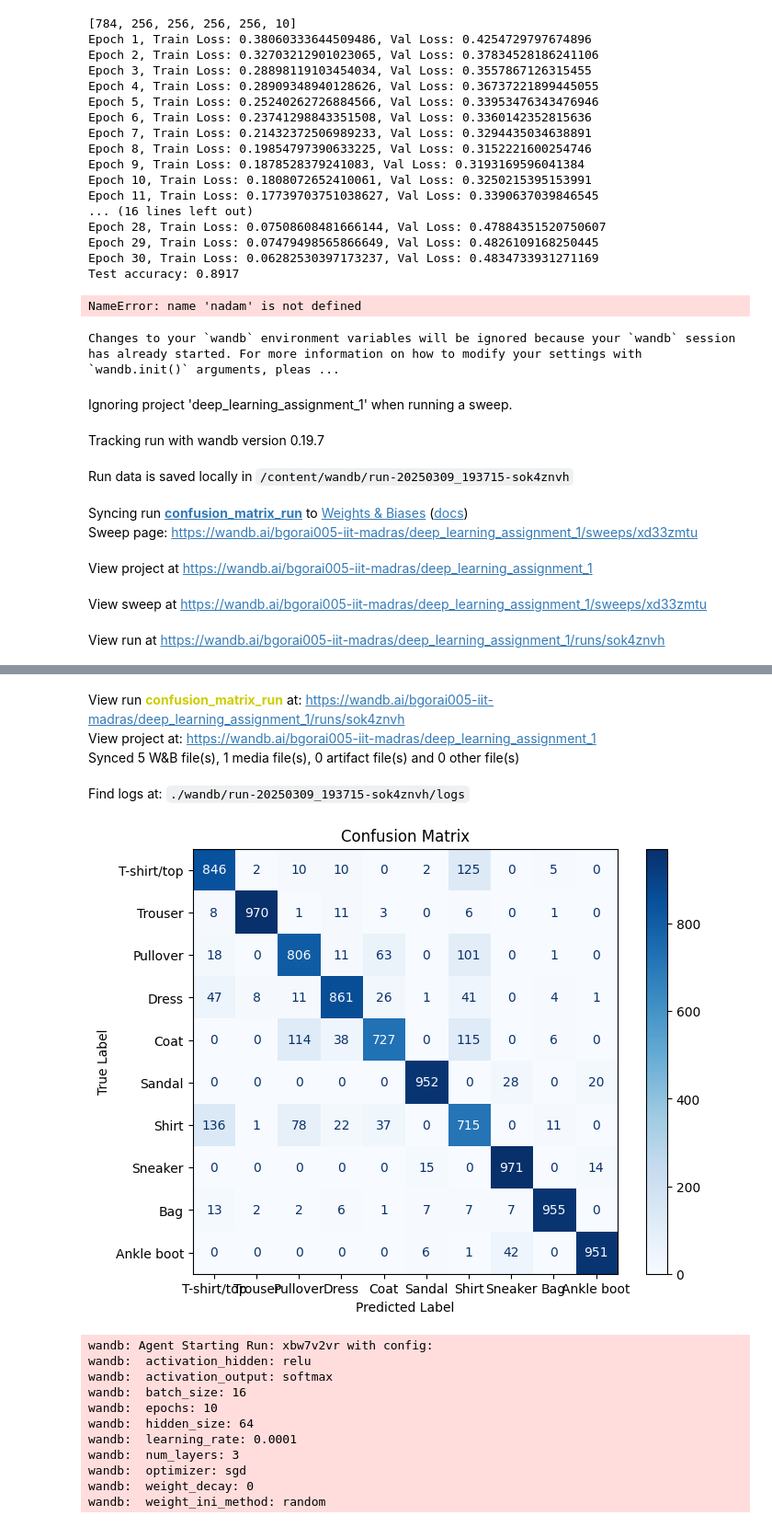
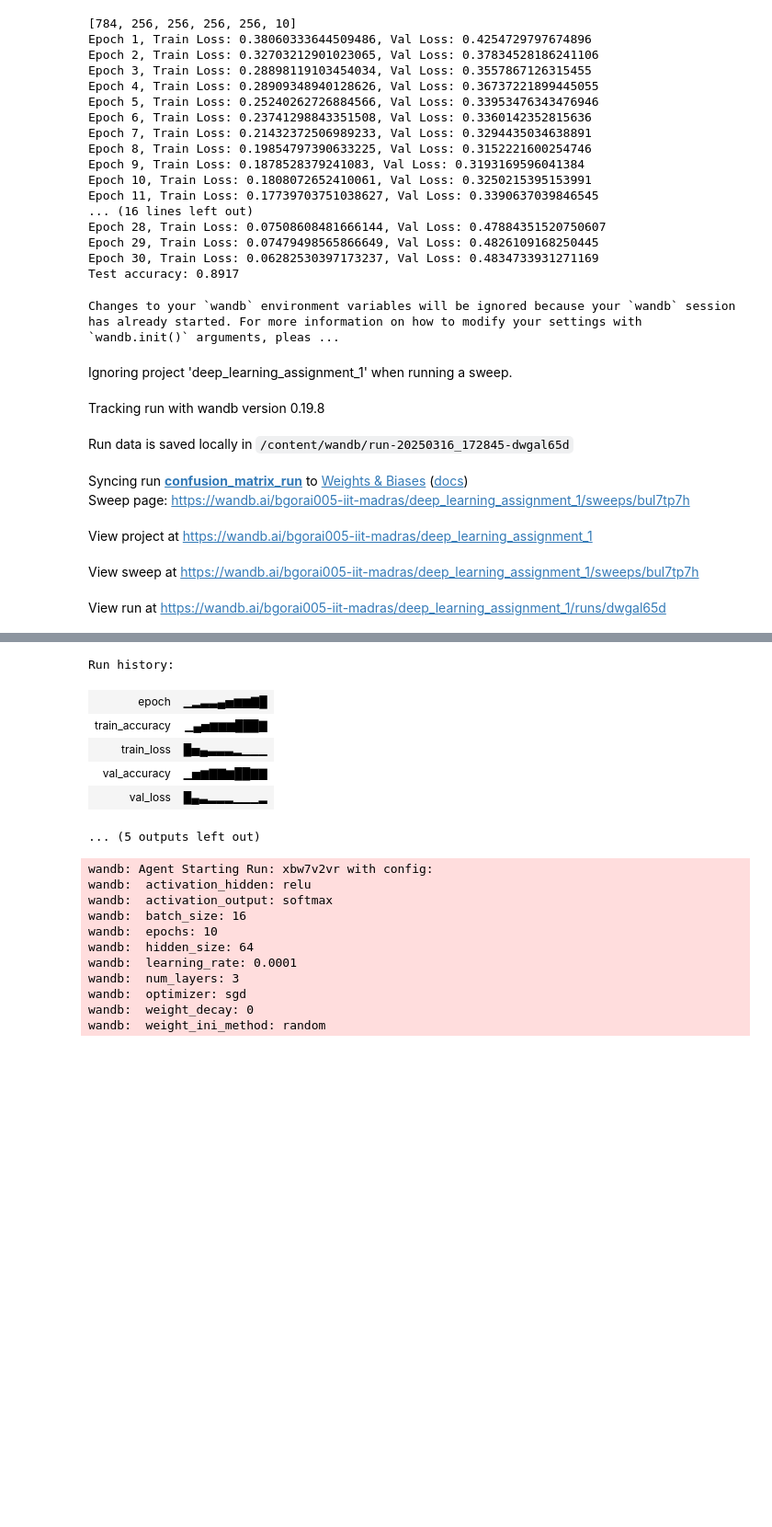
Before and after one commit to bgorai005/deeplearning_assignment1, a Jupyter notebook: dl_assign1.ipynb, the cells around one changed output, grey strips where cells are left out. Shown at 92% size. Saved outputs shown, nothing was run; the diff lists cells and outputs as text; code cells hidden in the pictures; blank space fills up the shorter version.

```diff
--- a/dl_assign1.ipynb
+++ b/dl_assign1.ipynb
@@ -804,9 +784,3 @@ Epoch 28, Train Loss: 0.07508608481666144, Val Loss: 0.47884351520750607
 Epoch 29, Train Loss: 0.07479498565866649, Val Loss: 0.4826109168250445
 Epoch 30, Train Loss: 0.06282530397173237, Val Loss: 0.4834733931271169
 Test accuracy: 0.8917
-# %%
-#from the above we got nadam will aceive best accuracy 89.15 for the hyperparameters activation=relu,layer=4,hidden size=128,intialization='xavier',epoch=10,batch_size=32
-
-theta1=nadam(0.001,0.9,0.99,1e-8,x_train,y_train,x_test,y_test,32,4,256,'relu','softmax','Xavier',0,20)
-# %% [output]
-NameError: name 'nadam' is not defined
@@ -815,10 +787,18 @@ NameError: name 'nadam' is not defined
 # %%
+#from the above we got nadam will aceive best accuracy 89.15 for the hyperparameters activation=relu,layer=4,hidden size=128,intialization='xavier',epoch=10,batch_size=32
+
+# Initialize W&B run
+wandb.init(project='deep_learning_assignment_1', name='confusion_matrix_run')
+theta1=nadam(0.001,0.9,0.99,1e-8,x_train,y_train,x_valid,y_valid,64,3,128,'tanh','softmax','Xavier',0,10)
+
+
+#Question 7 : The confusion matrix of the best model, for that first i collect theta from the best model and apply forward_prop, from that i get
 y_test_label=[]
 y_test_pred_label=[]
 m=x_test.shape[0]
 for i in range(m):
   x_tes =x_test[i,:].reshape(-1,1)
-  a,h,y_test_pred=forward_prop(x_tes.T,theta1,'relu','softmax',4)
+  a,h,y_test_pred=forward_prop(x_tes.T,theta1,'tanh','softmax',3)
   y1=np.argmax(y_test[i,:].reshape(-1,1),axis=0)
   y_test_label.append(y1)
   # Get the index of the maximum probability for the current sample
@@ -829,8 +809,7 @@ import wandb
 from sklearn.metrics import confusion_matrix, ConfusionMatrixDisplay, classification_report
 import matplotlib.pyplot as plt
 
-# Initialize W&B run
-wandb.init(project='deep_learning_assignment_1', name='confusion_matrix_run')
+
 
 # Compute confusion matrix
 cm = confusion_matrix(y_test_label, y_test_pred_label)
@@ -853,10 +832,10 @@ wandb.finish()
 # %% [output]
 Changes to your `wandb` environment variables will be ignored because your `wandb` session has already started. For more information on how to modify your settings with `wandb.init()` arguments, pleas ...
 Ignoring project 'deep_learning_assignment_1' when running a sweep.
-Tracking run with wandb version 0.19.7
+Tracking run with wandb version 0.19.8
-Run data is saved locally in /content/wandb/run-20250309_193715-sok4znvh
+Run data is saved locally in /content/wandb/run-20250316_172845-dwgal65d
 Syncing run confusion_matrix_run to Weights & Biases (docs)
-Sweep page: https://wandb.ai/bgorai005-iit-madras/deep_learning_assignment_1/sweeps/xd33zmtu
+Sweep page: https://wandb.ai/bgorai005-iit-madras/deep_learning_assignment_1/sweeps/bul7tp7h
 View project at https://wandb.ai/bgorai005-iit-madras/deep_learning_assignment_1
-View sweep at https://wandb.ai/bgorai005-iit-madras/deep_learning_assignment_1/sweeps/xd33zmtu
+View sweep at https://wandb.ai/bgorai005-iit-madras/deep_learning_assignment_1/sweeps/bul7tp7h
-View run at https://wandb.ai/bgorai005-iit-madras/deep_learning_assignment_1/runs/sok4znvh
+View run at https://wandb.ai/bgorai005-iit-madras/deep_learning_assignment_1/runs/dwgal65d
@@ -863,9 +853,11 @@ View run at https://wandb.ai/bgorai005-iit-madras/deep_learning_assignment_1/run
 [interactive output not drawn]
-View run confusion_matrix_run at: https://wandb.ai/bgorai005-iit-madras/deep_learning_assignment_1/runs/sok4znvh
-View project at: https://wandb.ai/bgorai005-iit-madras/deep_learning_assignment_1
-Synced 5 W&B file(s), 1 media file(s), 0 artifact file(s) and 0 other file(s)
-Find logs at: ./wandb/run-20250309_193715-sok4znvh/logs
-[figure, removed]
+Run history:
+| epoch | ▁▂▃▃▄▅▆▆▇█ |
+| train_accuracy | ▁▄▅▆▆▆███▇ |
+| train_loss | █▅▄▃▃▃▂▁▁▁ |
+| val_accuracy | ▁▅▆▇▇▆██▇▇ |
+| val_loss | █▄▃▂▂▂▁▁▁▂ |
+... (5 outputs left out)
 # %%
 # question 8 : running a all the models for squared error loss and comapre them with previous one
 # %%
```
Also changed, not shown: parts of 6 cells of this notebook.
